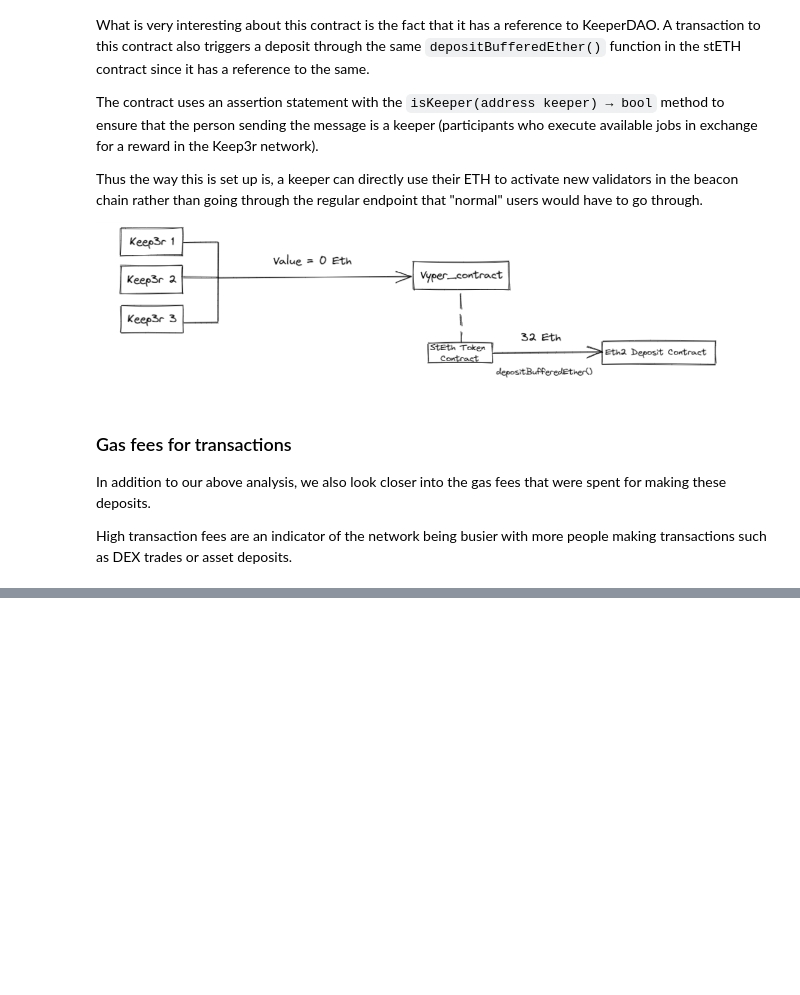
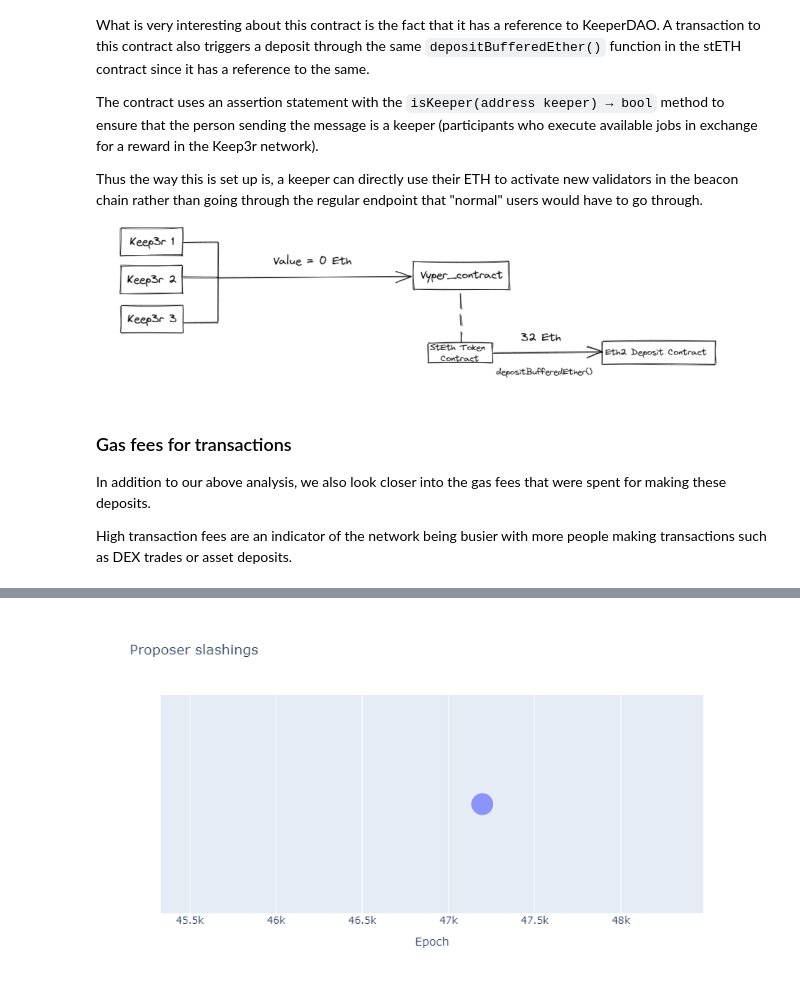
Before and after one commit to SHSR2001/beacondigest, a Jupyter notebook: notebooks/2021/07/05/staking_pools.ipynb, the cells around one changed output, grey strips where cells are left out. Cells and saved outputs as stored; diff of their text form; code cells hidden in the pictures; blank space fills up the shorter version.

```diff
--- a/notebooks/2021/07/05/staking_pools.ipynb
+++ b/notebooks/2021/07/05/staking_pools.ipynb
@@ -191,0 +243,10 @@ However, the transaction fees gradually decreased to a value far lesser than the
+# %%
+fig = px.scatter(
+    df[df.proposer_slashing > 0], x = 'epoch', y = 'temp', size = 'proposer_slashing',
+    size_max = 20, labels = {"epoch": "Epoch"},
+    title = f"Proposer slashings"
+)
+fig.update_xaxes(range=(min(df["epoch"]), max(df["epoch"])))
+fig.update_yaxes(visible=False)
+# %% [output]
+[figure, added]
```
Also changed, not shown: parts of 19 cells of this notebook.
